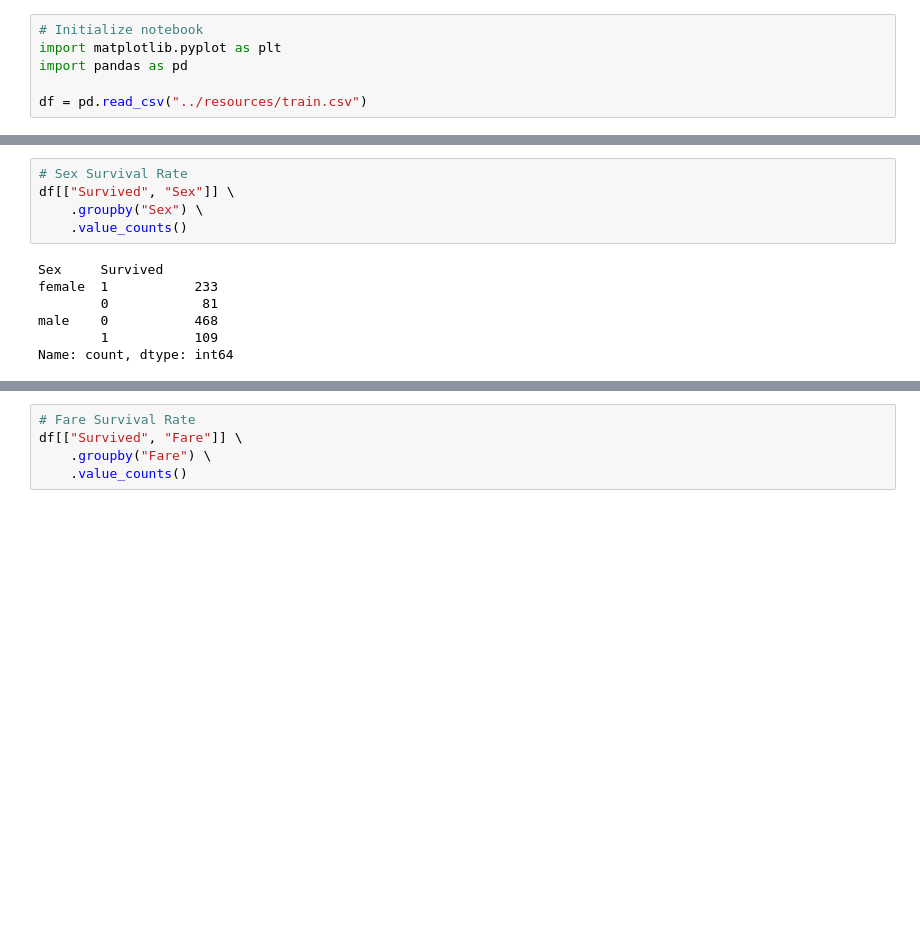
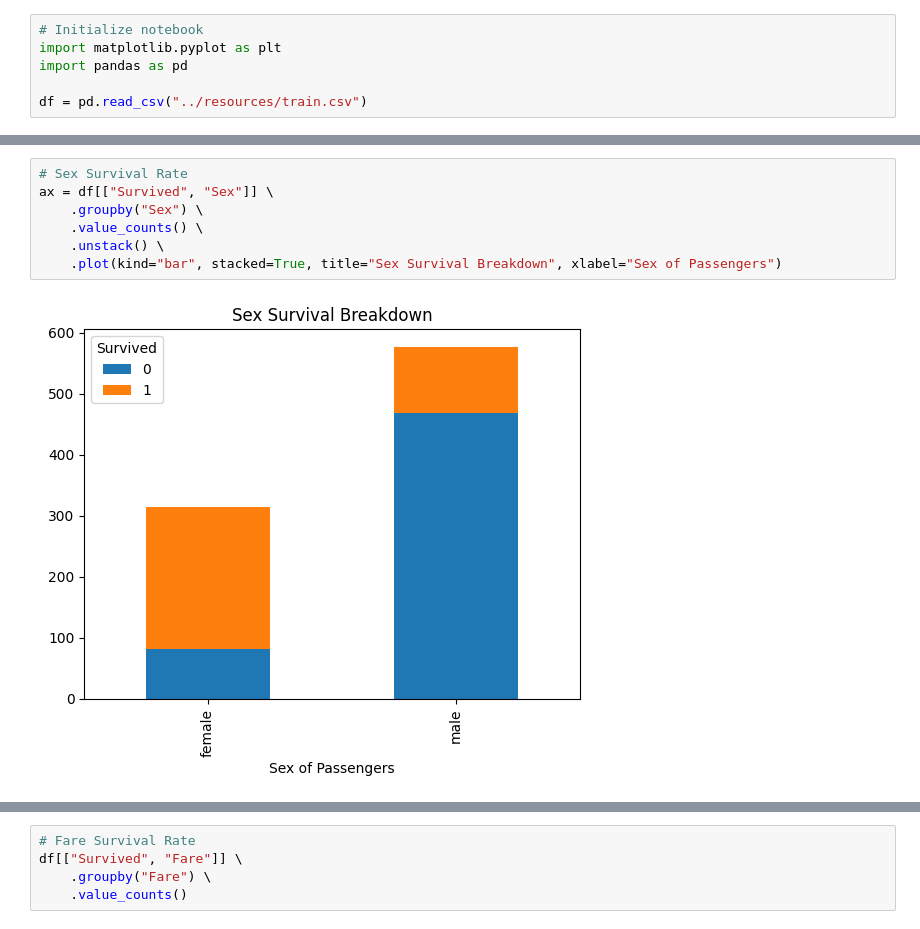
Before and after one commit to TonyGrif/titanic, a Jupyter notebook: eda/bivariate.ipynb, the cells around one changed output, grey strips where cells are left out. Cells and saved outputs as stored; diff of their text form; blank space fills up the shorter version.

```diff
--- a/eda/bivariate.ipynb
+++ b/eda/bivariate.ipynb
@@ -21,15 +16,12 @@ Name: count, dtype: int64
 # %%
 # Sex Survival Rate
-df[["Survived", "Sex"]] \
+ax = df[["Survived", "Sex"]] \
     .groupby("Sex") \
-    .value_counts()
+    .value_counts() \
+    .unstack() \
+    .plot(kind="bar", stacked=True, title="Sex Survival Breakdown", xlabel="Sex of Passengers")
 # %% [output]
-Sex     Survived
-female  1           233
-        0            81
-male    0           468
-        1           109
-Name: count, dtype: int64
+[figure, added]
 # %%
 # Age Survival Rate
 bins = [x for x in range(0, 100, 10)]
```
Also changed, not shown: parts of 3 cells of this notebook.
